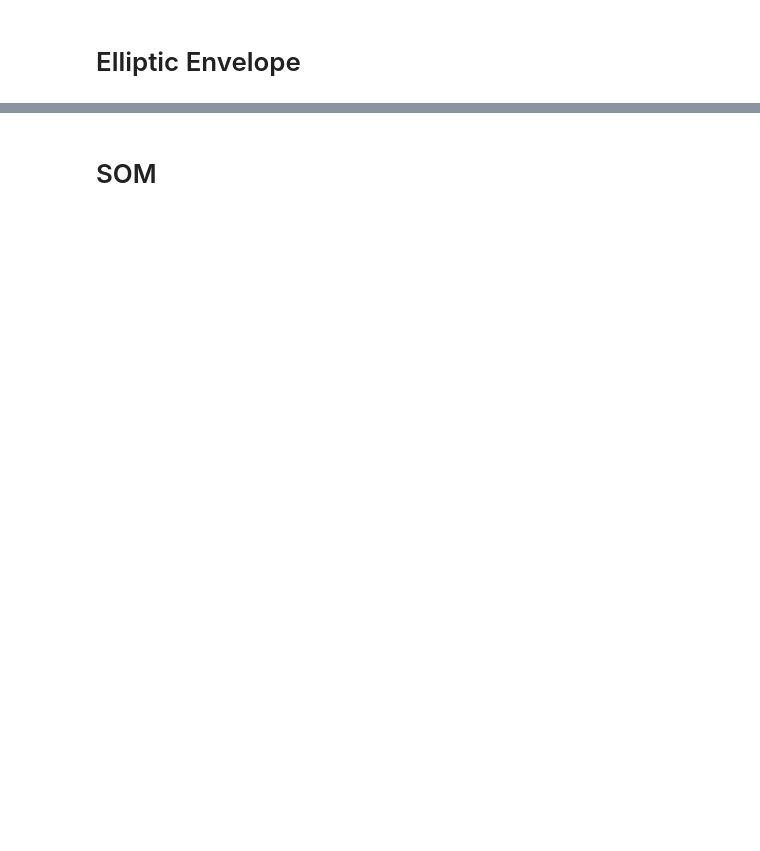
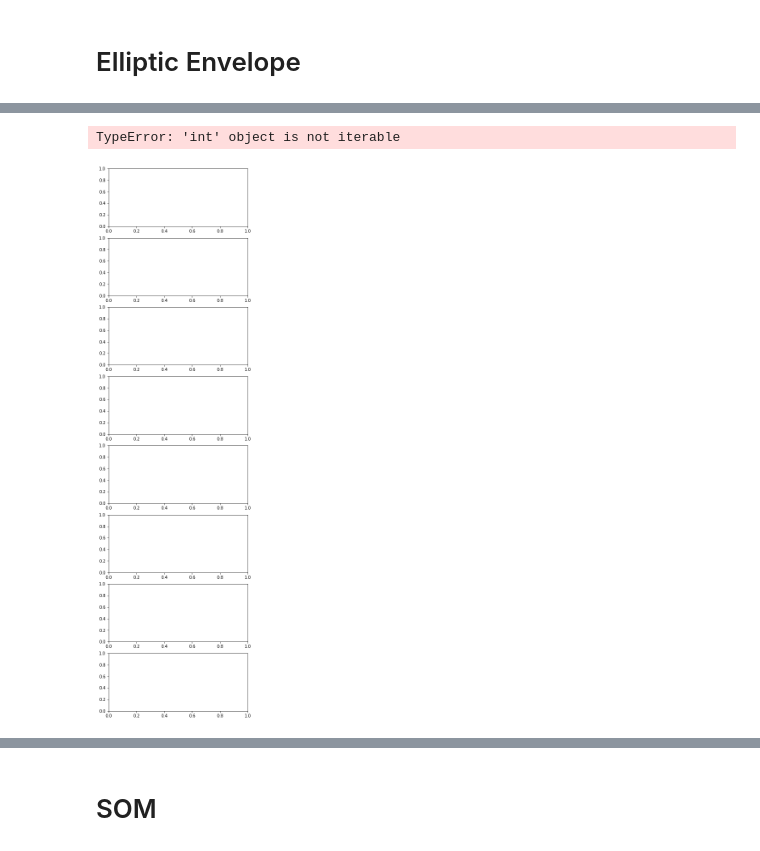
Before and after one commit to dglttr/dm_seminar_ws2020, a Jupyter notebook: notebooks/main.ipynb, the cells around one changed output, grey strips where cells are left out. Drawn from its saved outputs; the diff is of its cells as text; code cells hidden in the pictures; blank space fills up the shorter version.

```diff
--- a/notebooks/main.ipynb
+++ b/notebooks/main.ipynb
@@ -151,0 +276,20 @@ Wall time: 1.37 s
+# %%
+%%time
+def get_bmu(x: pd.Series, model: OneClassSVM) -> np.ndarray:
+    support_vectors = model.support_vectors_
+    distances = np.linalg.norm(support_vectors - x.to_numpy(), axis=1)
+    min_index = pd.Series(distances).idxmin()
+
+    return support_vectors[min_index]
+
+def most_diverging_feature(x: pd.Series, model: OneClassSVM) -> str:
+    bmu = get_bmu(x, model)
+    return (x - bmu).abs().idxmax()
+
+oc_svm_anom_loc = [[most_diverging_feature(row, models_svm[i])
+                          for index, row in file.iterrows()]
+                         for i, file in enumerate(files)]
+
+colors_oc_svm_anom_loc = [[COLORMAP[el] for el in file] for file in oc_svm_anom_loc]
+
+print("Computed OneClassSVM Anomaly localization.")
@@ -151,0 +299,27 @@ Wall time: 1.37 s
+# %%
+# Plot
+fig, ax = plt.subplots(8, 1)
+fig.set_size_inches(6, 24)
+
+patches = [matplotlib.patches.Patch(color=value, label=key, edgecolor="b") for key, value in COLORMAP.items()]
+
+for i, dataset in enumerate(files):
+    axis = ax[i]
+    axis.scatter(x=rolling_medians[i].index, y=rolling_medians[i], c=colors_oc_svm_anom_loc[i], s=1)
+    axis.set_title(f"Experiment No. {EXPERIMENT_NAMES[i]}")
+
+    # Add test_train_split line
+    test_train_split_index = int(len(dataset) * TEST_TRAIN_SPLIT)
+    axis.axvline(x=test_train_split_index, color="grey", linestyle="--", linewidth=1)
+
+    # Add legend
+    axis.legend(handles=patches, loc="center right", bbox_to_anchor=(1.22, 0.5))
+    axis.set_ylim(bottom=0.0)   # plot only outliers (decision_function <= 0 umgedreht durch -1 oben)
+
+plt.tight_layout()
+
+plt.savefig("C:/Users/Daniel/Desktop/OneClassSVM_anom_loc.png")
+plt.show()
+# %% [output]
+TypeError: 'int' object is not iterable
+[figure, added]
```
Also changed, not shown: parts of 28 cells of this notebook.
